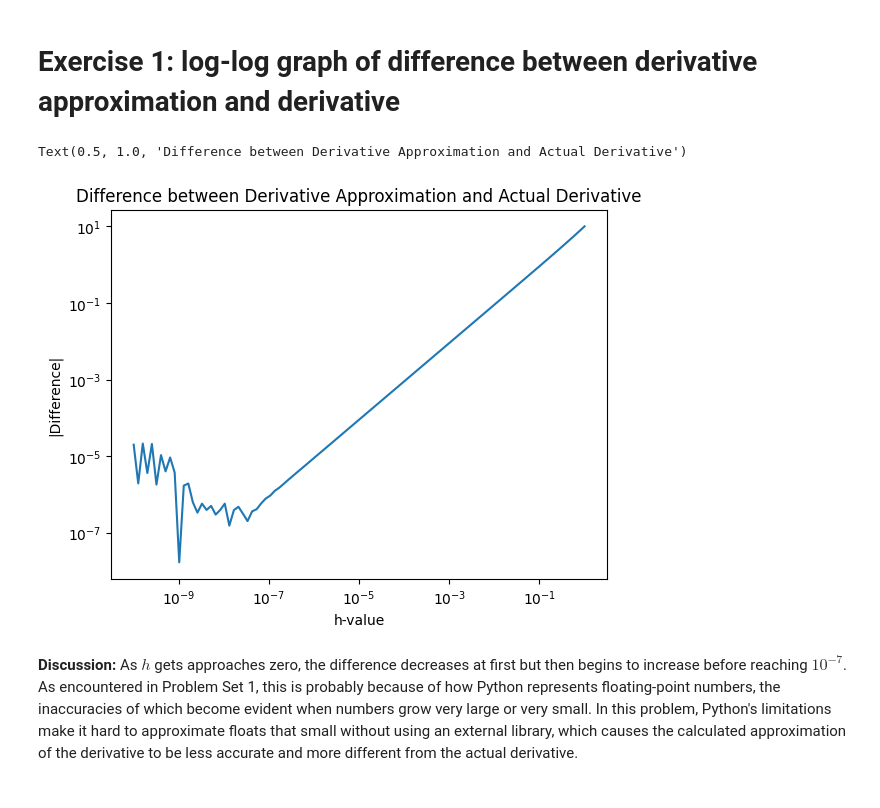
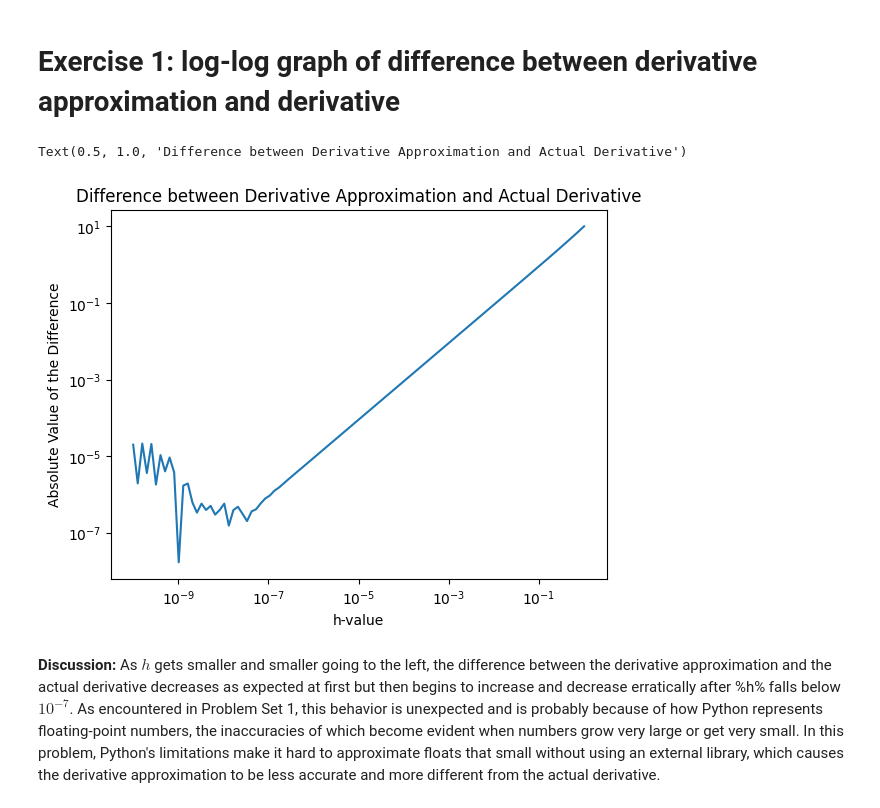
Before and after one commit to kevinwjin/cbb634, a Jupyter notebook: pset_2/exercise_1.ipynb, the cells around one changed output. Drawn from its saved outputs; the diff is of its cells as text; code cells hidden in the pictures.

Commit message:
Correct plot discussion

```diff
--- a/pset_2/exercise_1.ipynb
+++ b/pset_2/exercise_1.ipynb
@@ -26,17 +26,17 @@ for h in h_values:
 # %%
 # Plot the graph
 import seaborn as sns
 import warnings
 
 warnings.filterwarnings('ignore') # Suppress seaborn's warnings
 
 plot = sns.lineplot(x = h_values, y = differences)
 plot.set(xscale = "log", yscale = "log")
 plot.set_xlabel("h-value")
-plot.set_ylabel("|Difference|")
+plot.set_ylabel("Absolute Value of the Difference")
 plot.set_title("Difference between Derivative Approximation and Actual Derivative")
 # %% [output]
 Text(0.5, 1.0, 'Difference between Derivative Approximation and Actual Derivative')
-[figure, old version]
+[figure, new version]
 # %% [markdown]
-**Discussion:** As $h$ gets approaches zero, the difference decreases at first but then begins to increase before reaching $10^{-7}$. As encountered in Problem Set 1, this is probably because of how Python represents floating-point numbers, the inaccuracies of which become evident when numbers grow very large or very small. In this problem, Python's limitations make it hard to approximate floats that small without using an external library, which causes the calculated approximation of the derivative to be less accurate and more different from the actual derivative.
+**Discussion:** As $h$ gets smaller and smaller going to the left, the difference between the derivative approximation and the actual derivative decreases as expected at first but then begins to increase and decrease erratically after %h% falls below $10^{-7}$. As encountered in Problem Set 1, this behavior is unexpected and is probably because of how Python represents floating-point numbers, the inaccuracies of which become evident when numbers grow very large or get very small. In this problem, Python's limitations make it hard to approximate floats that small without using an external library, which causes the derivative approximation to be less accurate and more different from the actual derivative.
```
